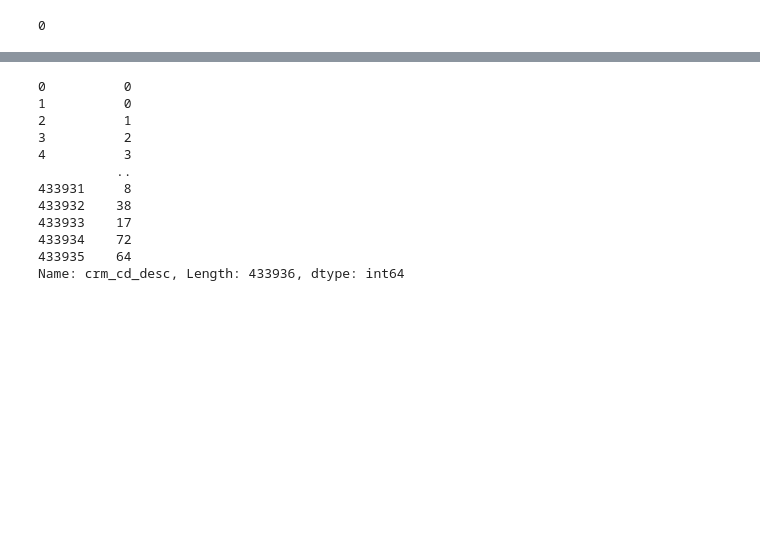
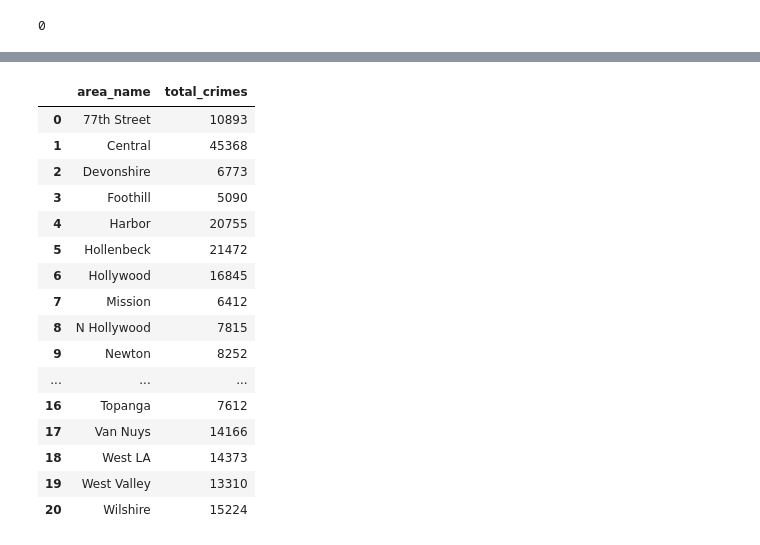
Before and after one commit to orj93/final_proyect_crime, a Jupyter notebook: src/EDA.ipynb, the cells around one changed output, grey strips where cells are left out. Drawn from its saved outputs; the diff is of its cells as text; code cells hidden in the pictures; blank space fills up the shorter version.

```diff
--- a/src/EDA.ipynb
+++ b/src/EDA.ipynb
@@ -1063,15 +915,24 @@ plt.show()
-# %%
-total_data['crm_cd_desc']
-# %% [output]
-0          0
-1          0
-2          1
-3          2
-4          3
-          ..
-433931     8
-433932    38
-433933    17
-433934    72
-433935    64
-Name: crm_cd_desc, Length: 433936, dtype: int64
+# %%
+data_prueba=pd.read_csv('../data/interim/mocodes.csv')
+# %%
+total_crimes_by_area = data_prueba.groupby('area_name')['crm_cd_desc'].count().reset_index()
+total_crimes_by_area.columns = ['area_name', 'total_crimes']
+total_crimes_by_area
+# %% [output]
+|  | area_name | total_crimes |
+| 0 | 77th Street | 10893 |
+| 1 | Central | 45368 |
+| 2 | Devonshire | 6773 |
+| 3 | Foothill | 5090 |
+| 4 | Harbor | 20755 |
+| 5 | Hollenbeck | 21472 |
+| 6 | Hollywood | 16845 |
+| 7 | Mission | 6412 |
+| 8 | N Hollywood | 7815 |
+| 9 | Newton | 8252 |
+| ... | ... | ... |
+| 16 | Topanga | 7612 |
+| 17 | Van Nuys | 14166 |
+| 18 | West LA | 14373 |
+| 19 | West Valley | 13310 |
+| 20 | Wilshire | 15224 |
```
Also changed, not shown: parts of 44 cells of this notebook.
